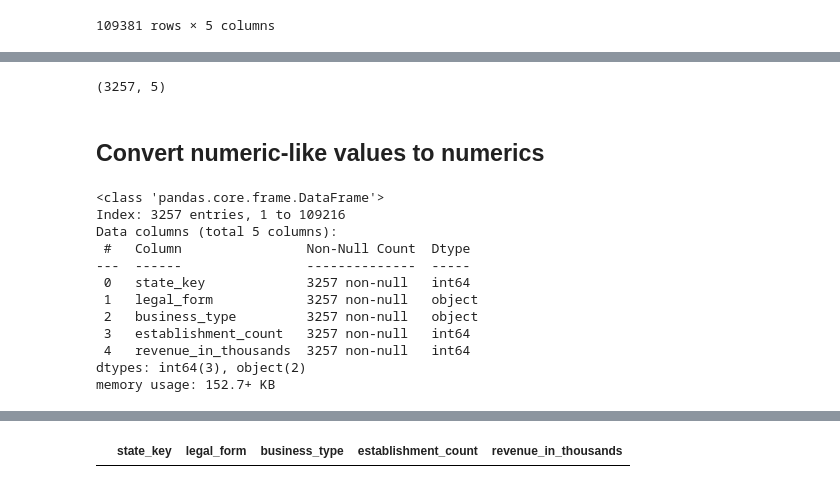
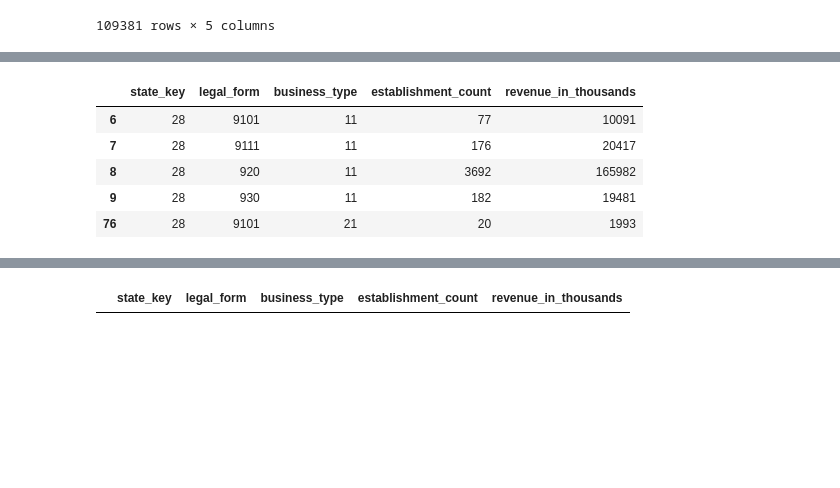
Before and after one commit to jsf80238/data_science, a Jupyter notebook: notebooks/death_rate.ipynb, the cells around one changed output, grey strips where cells are left out. Cells and saved outputs as stored; diff of their text form; code cells hidden in the pictures; blank space fills up the shorter version.

```diff
--- a/notebooks/death_rate.ipynb
+++ b/notebooks/death_rate.ipynb
@@ -486,25 +630,12 @@ Although somewhat arbitrary, the 2-digit codes make the most sense to me.
 # %%
-mask = (business_df["business_type"].str.len() == 2)
+mask = (business_df["business_type"].str.len() == 2) | ("-" business_df["business_type"].str.contains("-"))
 business_df = business_df[mask]
-business_df.shape
+print(business_df.shape)
+business_df.head(2)
 # %% [output]
-(3257, 5)
+|  | state_key | legal_form | business_type | establishment_count | revenue_in_thousands |
+| 6 | 28 | 9101 | 11 | 77 | 10091 |
+| 7 | 28 | 9111 | 11 | 176 | 20417 |
+| 8 | 28 | 920 | 11 | 3692 | 165982 |
+| 9 | 28 | 930 | 11 | 182 | 19481 |
+| 76 | 28 | 9101 | 21 | 20 | 1993 |
-# %% [markdown]
-## Convert numeric-like values to numerics
-# %%
-for column_name in "establishment_count", "revenue_in_thousands", "state_key":
-    business_df[column_name] = business_df[column_name].astype(int)
-business_df.info()
-# %% [output]
-<class 'pandas.core.frame.DataFrame'>
-Index: 3257 entries, 1 to 109216
-Data columns (total 5 columns):
- #   Column                Non-Null Count  Dtype
----  ------                --------------  -----
- 0   state_key             3257 non-null   int64
- 1   legal_form            3257 non-null   object
- 2   business_type         3257 non-null   object
- 3   establishment_count   3257 non-null   int64
- 4   revenue_in_thousands  3257 non-null   int64
-dtypes: int64(3), object(2)
-memory usage: 152.7+ KB
```
Also changed, not shown: parts of 25 cells of this notebook, 1 other file.
